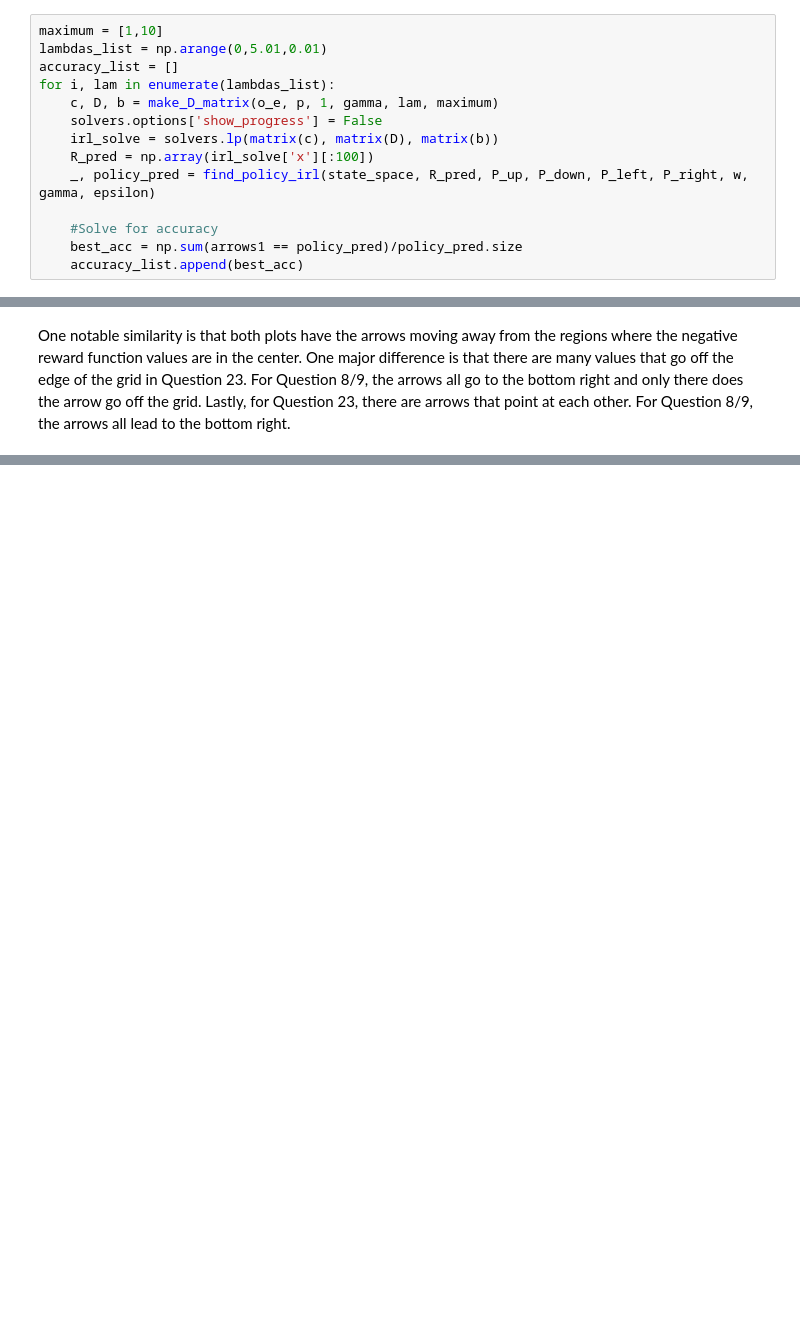
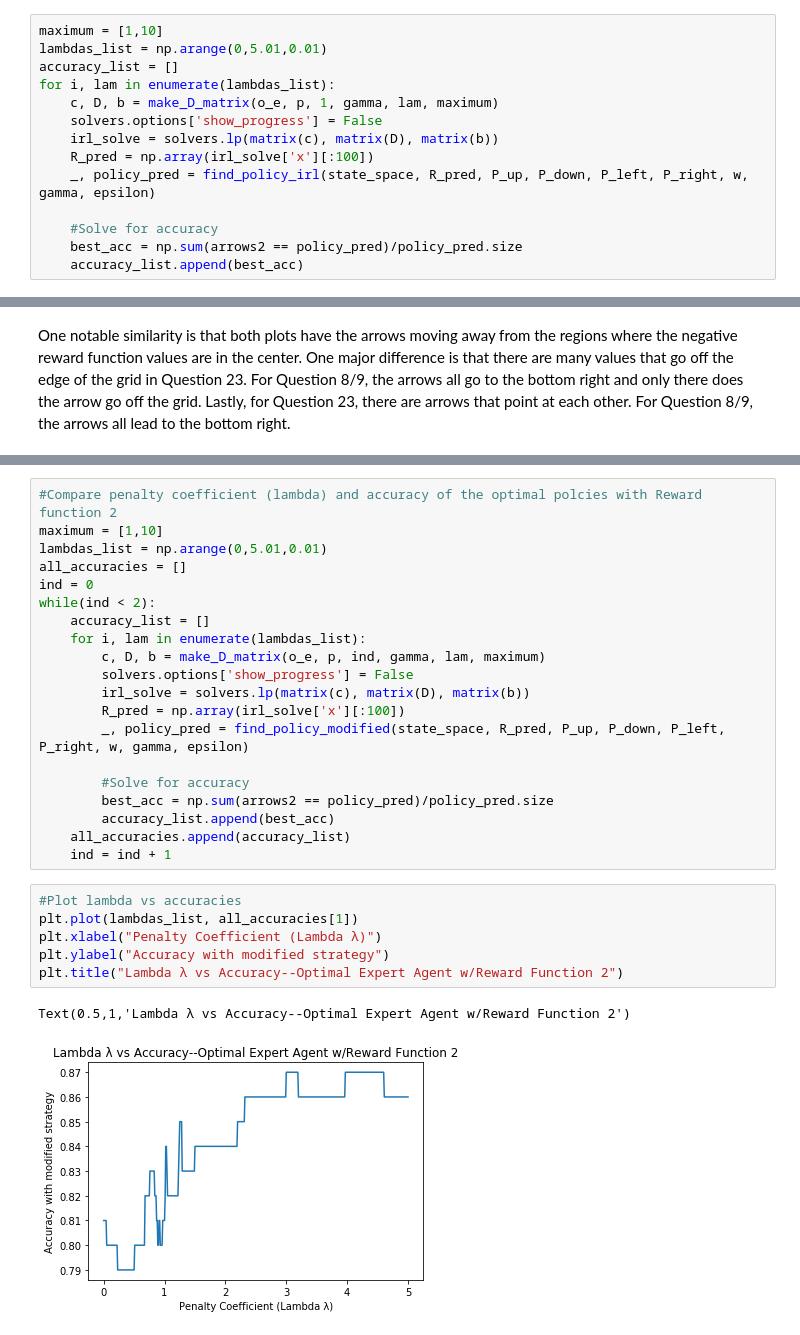
Before and after one commit to morgworth/ece232_team, a Jupyter notebook: Project 3/Morgan Project 3.ipynb, the cells around one changed output, grey strips where cells are left out. Cells and saved outputs as stored; diff of their text form; blank space fills up the shorter version.

```diff
--- a/Project 3/Morgan Project 3.ipynb
+++ b/Project 3/Morgan Project 3.ipynb
@@ -583,7 +583,7 @@ for i, lam in enumerate(lambdas_list):
     _, policy_pred = find_policy_irl(state_space, R_pred, P_up, P_down, P_left, P_right, w, gamma, epsilon)
 
     #Solve for accuracy
-    best_acc = np.sum(arrows1 == policy_pred)/policy_pred.size
+    best_acc = np.sum(arrows2 == policy_pred)/policy_pred.size
     accuracy_list.append(best_acc)
 # %%
 plt.plot(lambdas_list, accuracy_list)
@@ -672,0 +980,29 @@ One notable similarity is that both plots have the arrows moving away from the r
+# %%
+#Compare penalty coefficient (lambda) and accuracy of the optimal polcies with Reward function 2
+maximum = [1,10]
+lambdas_list = np.arange(0,5.01,0.01)
+all_accuracies = []
+ind = 0
+while(ind < 2):
+    accuracy_list = []
+    for i, lam in enumerate(lambdas_list):
+        c, D, b = make_D_matrix(o_e, p, ind, gamma, lam, maximum)
+        solvers.options['show_progress'] = False
+        irl_solve = solvers.lp(matrix(c), matrix(D), matrix(b))
+        R_pred = np.array(irl_solve['x'][:100])
+        _, policy_pred = find_policy_modified(state_space, R_pred, P_up, P_down, P_left, P_right, w, gamma, epsilon)
+
+        #Solve for accuracy
+        best_acc = np.sum(arrows2 == policy_pred)/policy_pred.size
+        accuracy_list.append(best_acc)
+    all_accuracies.append(accuracy_list)
+    ind = ind + 1
+# %%
+#Plot lambda vs accuracies
+plt.plot(lambdas_list, all_accuracies[1])
+plt.xlabel("Penalty Coefficient (Lambda λ)")
+plt.ylabel("Accuracy with modified strategy")
+plt.title("Lambda λ vs Accuracy--Optimal Expert Agent w/Reward Function 2")
+# %% [output]
+Text(0.5,1,'Lambda λ vs Accuracy--Optimal Expert Agent w/Reward Function 2')
+[figure, added]
```
Also changed, not shown: parts of 8 cells of this notebook.
